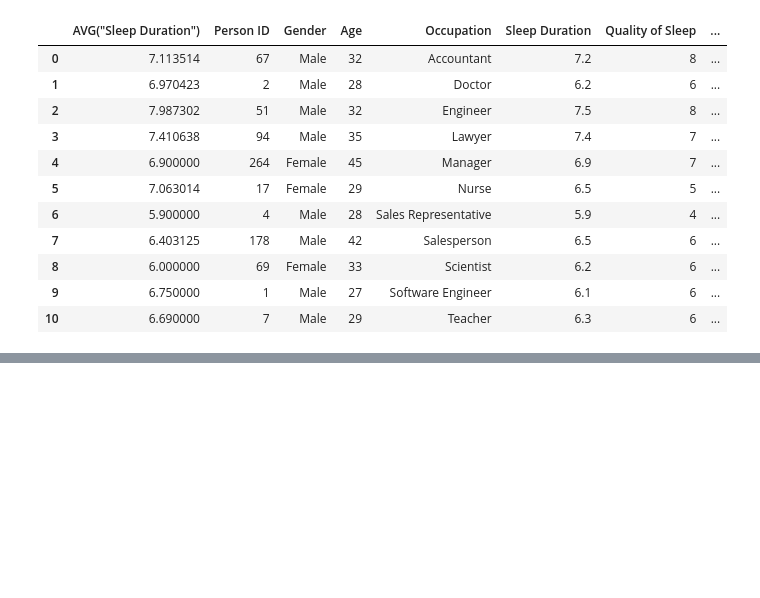
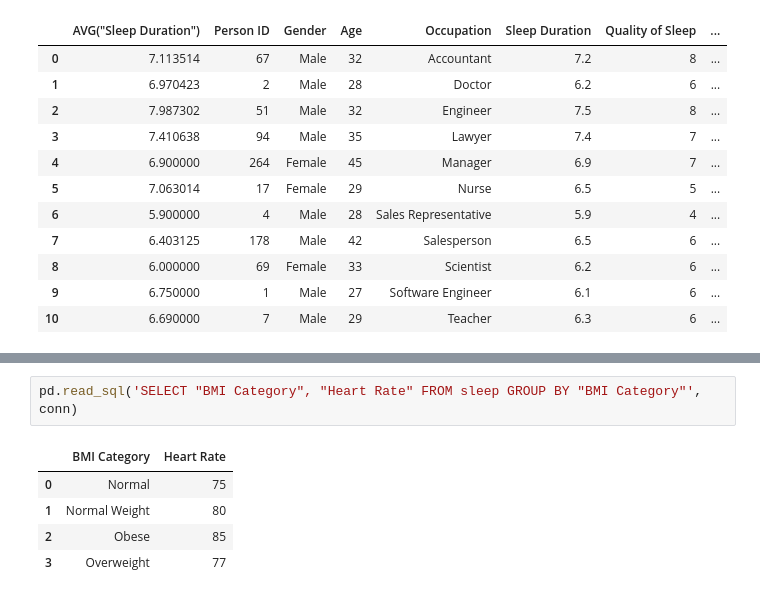
Before and after one commit to berkasin01/sql_fundamentals, a Jupyter notebook: sql_basics.ipynb, the cells around one changed output, grey strips where cells are left out. Drawn from its saved outputs; the diff is of its cells as text; blank space fills up the shorter version.

```diff
--- a/sql_basics.ipynb
+++ b/sql_basics.ipynb
@@ -80,0 +93,8 @@ pd.read_sql('SELECT "Stress Level", "Quality of Sleep", Occupation FROM sleep GR
+# %%
+pd.read_sql('SELECT "BMI Category", "Heart Rate" FROM sleep GROUP BY "BMI Category"', conn)
+# %% [output]
+|  | BMI Category | Heart Rate |
+| 0 | Normal | 75 |
+| 1 | Normal Weight | 80 |
+| 2 | Obese | 85 |
+| 3 | Overweight | 77 |
```
Also changed, not shown: parts of 4 cells of this notebook.
